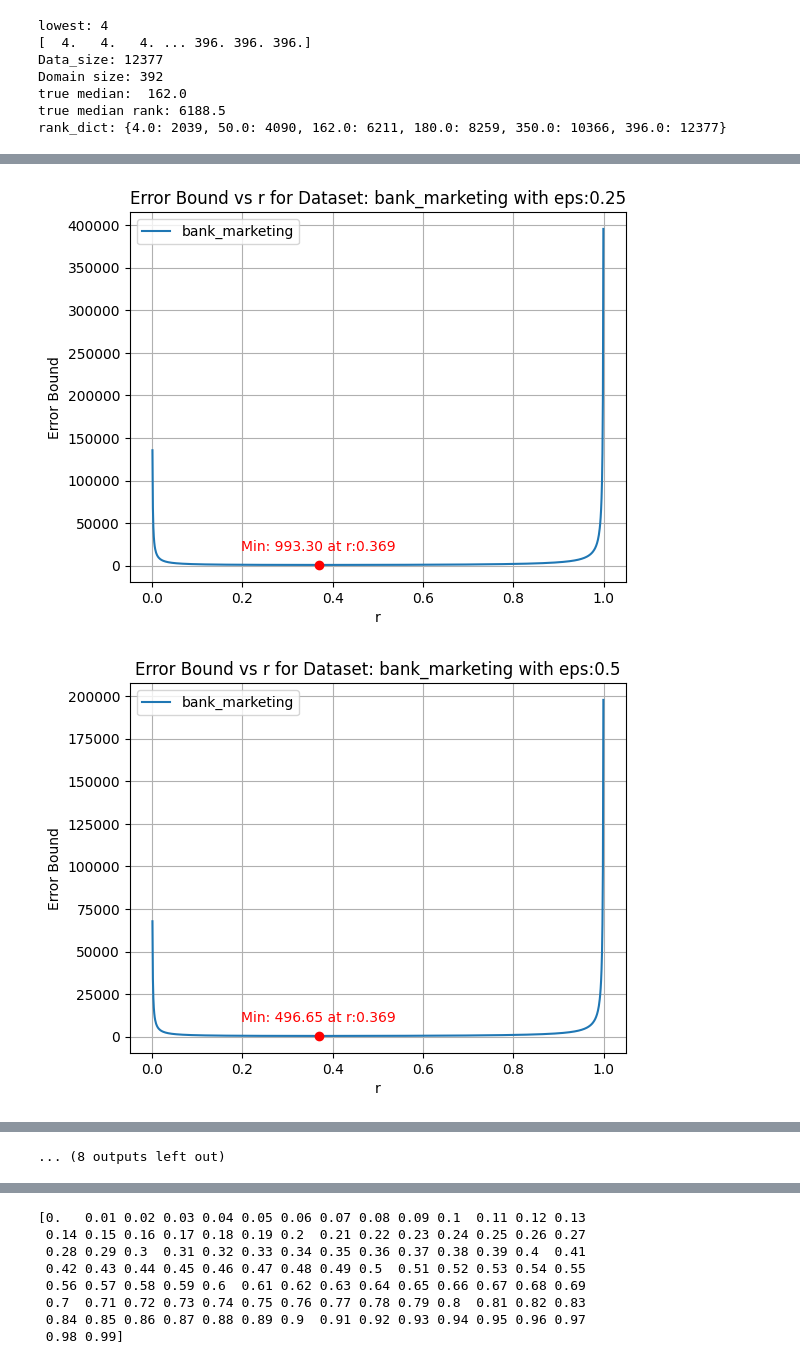
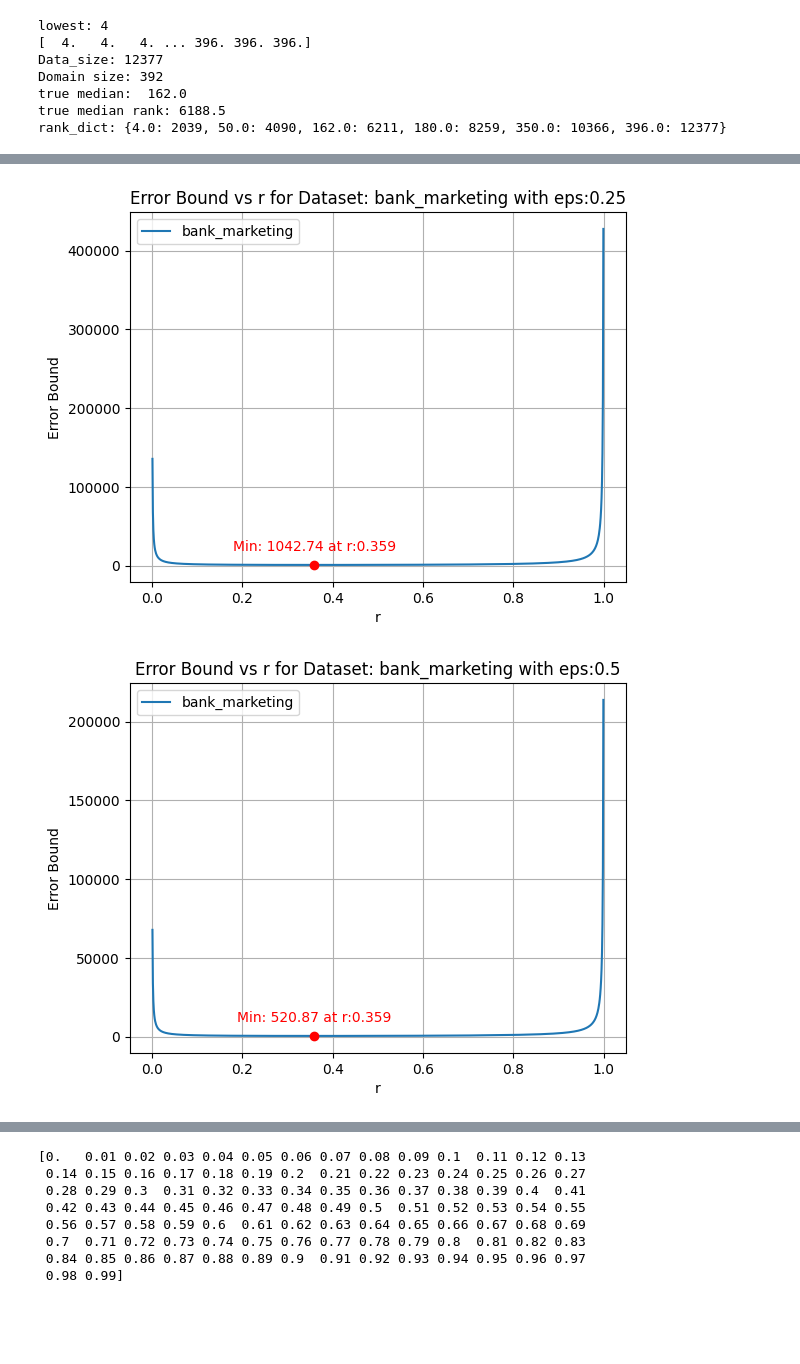
Before and after one commit to Timliuw/DP-Tim, a Jupyter notebook: CI_Tim.ipynb, the cells around one changed output, grey strips where cells are left out. Cells and saved outputs as stored; diff of their text form; code cells hidden in the pictures; blank space fills up the shorter version.

```diff
--- a/CI_Tim.ipynb
+++ b/CI_Tim.ipynb
@@ -476,6 +475,7 @@ def test_ours(b_list_step=b_list_step,eps=eps, beta=beta, num_repeat=num_repeat,
   errors = []
   rank_errors_1 = [] # based on n/2
   rank_errors_2 = [] # based on find_rank(rank_dict,true_med)
+  rank_CI_lengths = []
   # est_list = []
   med_rank = int(find_rank(rank_dict, true_med))
   for i in range(len(beta)):
@@ -510,6 +510,12 @@ def test_ours(b_list_step=b_list_step,eps=eps, beta=beta, num_repeat=num_repeat,
       avg_error = np.average(errors)
       avgTime = sum(times)/len(times)
 
+      # rank CI length
+      rank_lower = int(find_rank(rank_dict,xl))
+      rank_upper = int(find_rank(rank_dict,xr))
+      rank_CI_length = (rank_upper-rank_lower)/2
+      rank_CI_lengths.append(rank_CI_length)
+
 
       # output medians and error
 
@@ -536,6 +542,9 @@ def test_ours(b_list_step=b_list_step,eps=eps, beta=beta, num_repeat=num_repeat,
       avg_rank_error_1 = np.average(rank_errors_1)
       avg_rank_error_2 = np.average(rank_errors_2)
 
+      # avg rank CI length
+      avg_rank_CI_length = np.average(rank_CI_lengths)
+
       if name=="":
         name = "our_CI"
         if (use_discretized == 1):
@@ -557,7 +566,7 @@ def test_ours(b_list_step=b_list_step,eps=eps, beta=beta, num_repeat=num_repeat,
           name,
           data_uuid,
           n,
-          domain_size, #new
+          domain_size,
           sens,
           beta[i],
           eps[i],
@@ -573,6 +582,7 @@ def test_ours(b_list_step=b_list_step,eps=eps, beta=beta, num_repeat=num_repeat,
           avg_rank_error_1,
           avg_rank_error_2,
           relative_CI_width,
+          avg_rank_CI_length,
           avgTime,
           b_list_step,
           beta_1,
@@ -658,6 +668,7 @@ def test_theirs(eps=eps, beta=beta, num_repeat=num_repeat, D=newD,median_method
   est_list = []
   rank_errors_1 = [] # based on n/2
   rank_errors_2 = [] # based on find_rank(rank_dict,true_med)
+  rank_CI_lengths = []
   for i in range(len(beta)):
       print("Results for EM based median, beta = "+str(beta[i]))
       errors = []
@@ -685,6 +696,12 @@ def test_theirs(eps=eps, beta=beta, num_repeat=num_repeat, D=newD,median_method
           ranks.append(rank)
           rank_errors_1.append(int(abs(n/2 - rank)))
           rank_errors_2.append(int(abs(med_rank - rank)))
+
+          # rank CI length
+          rank_lower = int(find_rank(rank_dict,xl))
+          rank_upper = int(find_rank(rank_dict,xr))
+          rank_CI_length = (rank_upper-rank_lower)/2
+          rank_CI_lengths.append(rank_CI_length)
 
       original_errors = errors
       errors = np.array(errors, dtype=object)
@@ -714,10 +731,12 @@ def test_theirs(eps=eps, beta=beta, num_repeat=num_repeat, D=newD,median_method
           upper_bound = q3 + 1.5 * iqr
           IQR_based_avg_err = np.average(errors[(errors >= lower_bound) & (errors <= upper_bound)])
 
-      #rank_avg
+      #rank_error avg
       avg_rank_error_1 = np.average(rank_errors_1)
       avg_rank_error_2 = np.average(rank_errors_2)
       print("Filtered Errors for IQR_based_avg_err:", IQR_based_avg_err)
+      # avg rank CI length
+      avg_rank_CI_length = np.average(rank_CI_lengths)
 
       print("estimated median value: "+ str(np.average(est_median)))
       print("correct rate = " +str(correct_count/num_repeat))
@@ -756,6 +775,7 @@ def test_theirs(eps=eps, beta=beta, num_repeat=num_repeat, D=newD,median_method
           avg_rank_error_1, #16
           avg_rank_error_2, #17
           relative_CI_width, #18
+          avg_rank_CI_length, #19
           avgTime
       ]
       if (output_mode == 0 or output_mode == 2):
@@ -1368,8 +1388,13 @@ for eps_val in eps_list:
 # eps split (using opt_b)
 output_mode = 3
 num_repeat=100
-CIindex = 11
-errindex = 13
+use_rank = True
+if use_rank:
+  CIindex = 19
+  errindex = 17
+else:
+  CIindex = 11
+  errindex = 13
 
 first_row_err = [data_uuid,"domain_size:"+str(domain_size),"n:"+str(n),"avg Median err","num_repeat:"+str(num_repeat)]
 first_row_CI = [data_uuid,"domain_size:"+str(domain_size),"n:"+str(n),"avg CI length","num_repeat:"+str(num_repeat)]
@@ -1455,12 +1480,14 @@ for eps_val in eps_list:
 print("conclusion:\n"+conclusion)
 worksheet.append_row([conclusion])
 # %%
+# Test error bound with diff eps splitting for all datasets
 import matplotlib.pyplot as plt
-# Test error bound with diff eps splitting for all datasets
+
 eps_list = [0.25,0.5,1,2,4]
 for mode,data_uuid in dataset_id_dict.items():
-  if mode >= 0 and mode <= 3:
+  if mode == 0:
     D = readInput(mode)
+    n = len(D)
     lowest = int(min(D))
     highest = int(max(D))
     domain_size = highest - lowest
@@ -1473,34 +1500,34 @@ for mode,data_uuid in dataset_id_dict.items():
       min_r_value = None
       min_error = None
       for r in r_values:
         eps_1 = r * eps_val
         eps_2 = eps_val - eps_1
         optimized_step = int(8/eps_2)
-        b_list = range(0,domain_size)
+        b_list = range(0, domain_size, b_list_step*int(n/b_list_step))
         C = (2/eps_1) *(np.log(domain_size/beta_1))
         m = len(b_list)
         alpha = (8*np.log(m)+np.log(2/beta_2)) / eps_2
-        error_bound = C + alpha
+        error_bound = C + alpha + optimized_step
         error_bound_values.append(error_bound)
         if error_bound < min_error_bound:
           min_error_bound = error_bound
           min_r_value = r
           min_error = error_bound
       plt.plot(r_values, error_bound_values, label=data_uuid)
       plt.scatter(min_r_value, min_error, color='red', zorder=5)
       plt.annotate(f"Min: {min_error:.2f} at r:{min_r_value}",
               (min_r_value, min_error),
               textcoords="offset points",
               xytext=(0,10),
               ha='center', color='red')
 
 
       plt.title(f"Error Bound vs r for Dataset: {data_uuid} with eps:{eps_val}")
       plt.xlabel("r")
       plt.ylabel("Error Bound")
       plt.legend(loc="best")
       plt.grid(True)
       plt.show()
 # %% [output]
-[figure, old version]
+[figure, new version]
-[figure, old version]
+[figure, new version]
@@ -1517 +1536,0 @@ for mode,data_uuid in dataset_id_dict.items():
-... (8 outputs left out)
```
Also changed, not shown: parts of 5 cells of this notebook.
